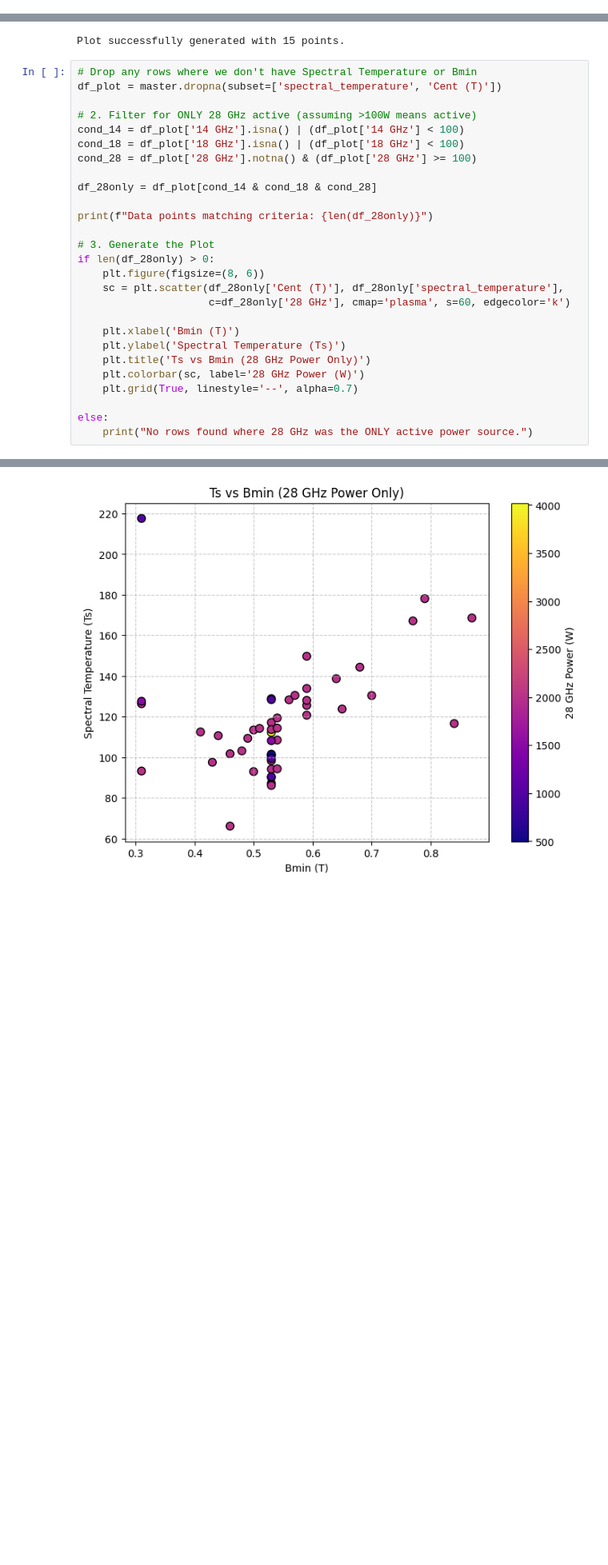
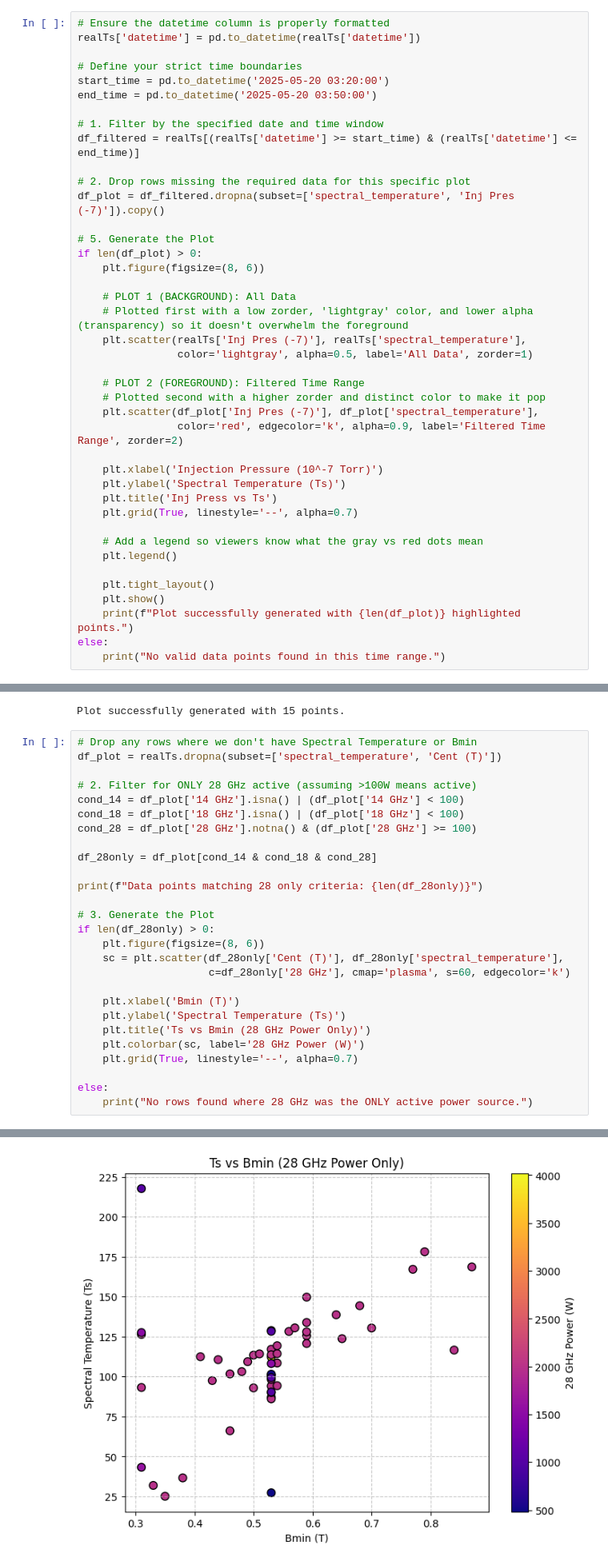
Before and after one commit to thebeesneesh/VENUS_X-Ray_BS, a Jupyter notebook: AnalyzeDataNew.ipynb, the cells around one changed output, grey strips where cells are left out. Shown at 80% size. Saved outputs shown, nothing was run; the diff lists cells and outputs as text; blank space fills up the shorter version.

```diff
--- a/AnalyzeDataNew.ipynb
+++ b/AnalyzeDataNew.ipynb
@@ -11,3 +12,44 @@ master = df1[(df1['fit_points'] > 99) & (df1['spectral_temperature'] > 0) & (df1
 #display(df1)
 #display(realTs)
 #display(master)
+# %%
+# Ensure the datetime column is properly formatted
+realTs['datetime'] = pd.to_datetime(realTs['datetime'])
+
+# Define your strict time boundaries
+start_time = pd.to_datetime('2025-05-20 03:20:00')
+end_time = pd.to_datetime('2025-05-20 03:50:00')
+
+# 1. Filter by the specified date and time window
+df_filtered = realTs[(realTs['datetime'] >= start_time) & (realTs['datetime'] <= end_time)]
+
+# 2. Drop rows missing the required data for this specific plot
+df_plot = df_filtered.dropna(subset=['spectral_temperature', 'Inj Pres (-7)']).copy()
+
+# 5. Generate the Plot
+if len(df_plot) > 0:
+    plt.figure(figsize=(8, 6))
+
+    # PLOT 1 (BACKGROUND): All Data
+    # Plotted first with a low zorder, 'lightgray' color, and lower alpha (transparency) so it doesn't overwhelm the foreground
+    plt.scatter(realTs['Inj Pres (-7)'], realTs['spectral_temperature'],
+                color='lightgray', alpha=0.5, label='All Data', zorder=1)
+
+    # PLOT 2 (FOREGROUND): Filtered Time Range
+    # Plotted second with a higher zorder and distinct color to make it pop
+    plt.scatter(df_plot['Inj Pres (-7)'], df_plot['spectral_temperature'],
+                color='red', edgecolor='k', alpha=0.9, label='Filtered Time Range', zorder=2)
+
+    plt.xlabel('Injection Pressure (10^-7 Torr)')
+    plt.ylabel('Spectral Temperature (Ts)')
+    plt.title('Inj Press vs Ts')
+    plt.grid(True, linestyle='--', alpha=0.7)
+
+    # Add a legend so viewers know what the gray vs red dots mean
+    plt.legend()
+
+    plt.tight_layout()
+    plt.show()
+    print(f"Plot successfully generated with {len(df_plot)} highlighted points.")
+else:
+    print("No valid data points found in this time range.")
@@ -124,7 +169,7 @@ else:
 Plot successfully generated with 15 points.
 # %%
 # Drop any rows where we don't have Spectral Temperature or Bmin
-df_plot = master.dropna(subset=['spectral_temperature', 'Cent (T)'])
+df_plot = realTs.dropna(subset=['spectral_temperature', 'Cent (T)'])
 
 # 2. Filter for ONLY 28 GHz active (assuming >100W means active)
 cond_14 = df_plot['14 GHz'].isna() | (df_plot['14 GHz'] < 100)
@@ -133,7 +178,7 @@ cond_28 = df_plot['28 GHz'].notna() & (df_plot['28 GHz'] >= 100)
 
 df_28only = df_plot[cond_14 & cond_18 & cond_28]
 
-print(f"Data points matching criteria: {len(df_28only)}")
+print(f"Data points matching 28 only criteria: {len(df_28only)}")
 
 # 3. Generate the Plot
 if len(df_28only) > 0:
@@ -154 +199 @@ Data points matching criteria: 49
-[figure, old version]
+[figure, new version]
```
Also changed, not shown: parts of 12 cells of this notebook, 2 other files.
